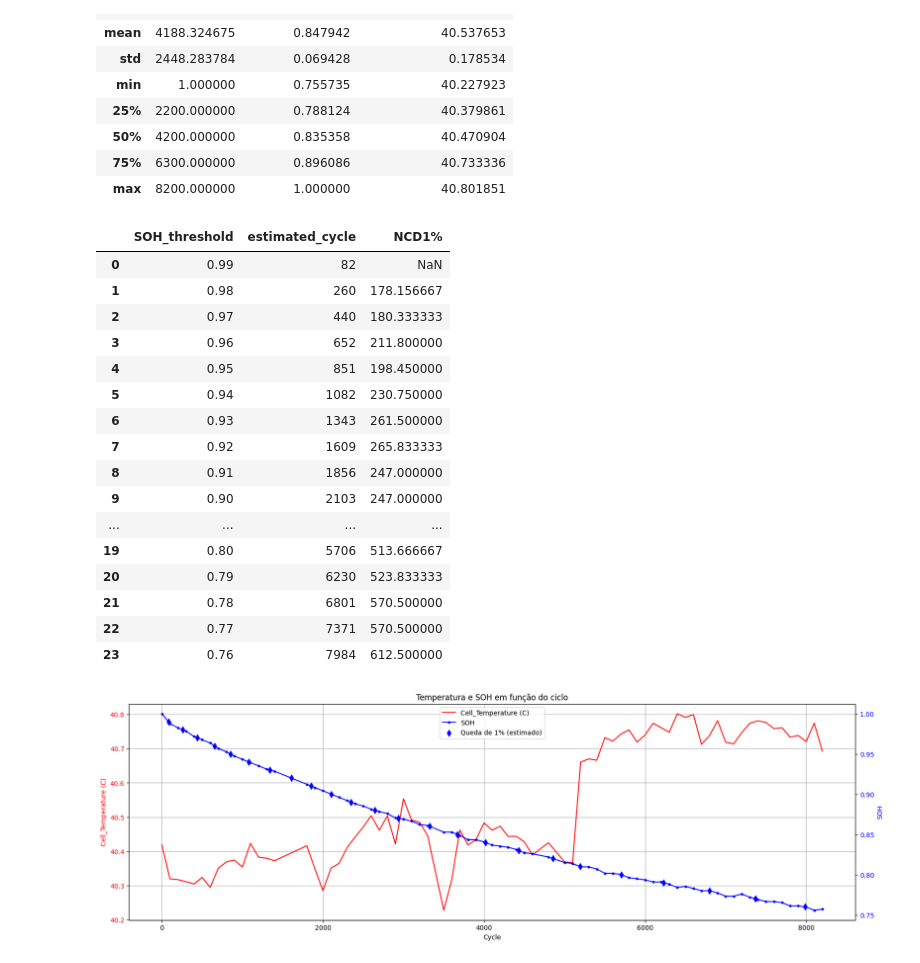
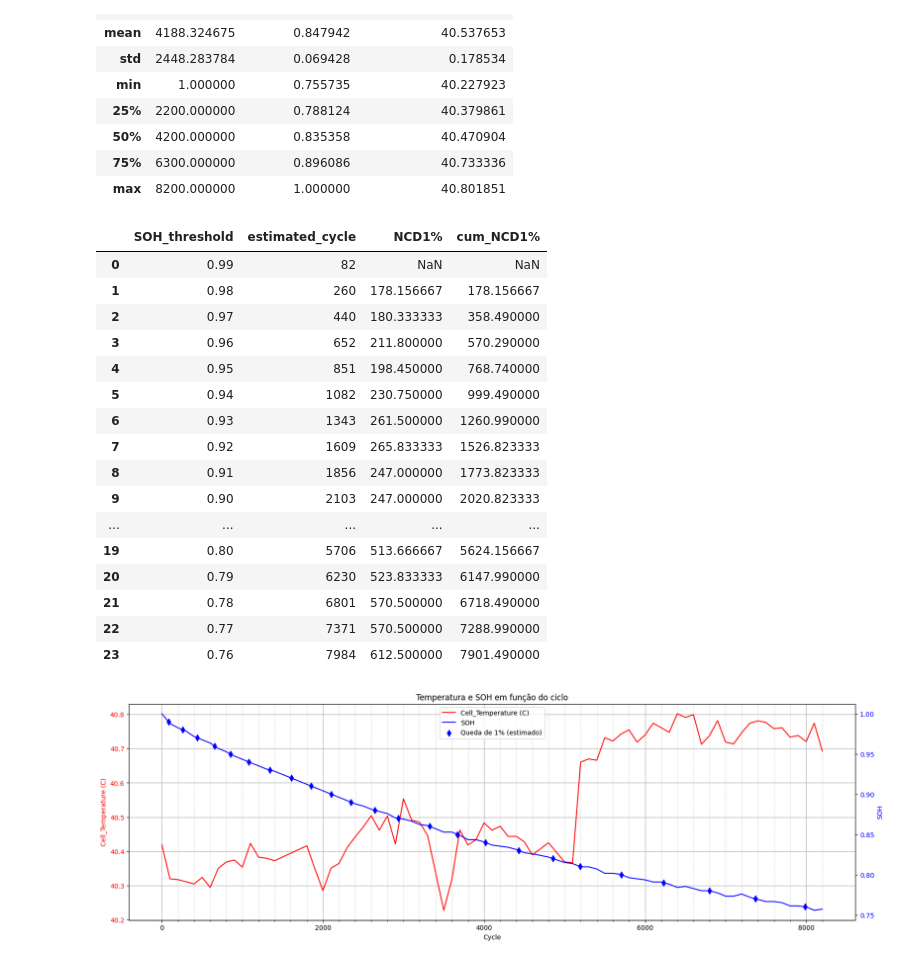
Before and after one commit to Davi-SB/Battery-Analysis, a Jupyter notebook: SOH_vs_Temperature.ipynb, the cells around one changed output. Cells and saved outputs as stored; diff of their text form; code cells hidden in the pictures.

```diff
--- a/SOH_vs_Temperature.ipynb
+++ b/SOH_vs_Temperature.ipynb
@@ -201,29 +202,32 @@ df_estimates = pd.DataFrame({
 # Number of cycles drop (1%)
 df_estimates['NCD1%'] = df_estimates['estimated_cycle'].diff()
 
+# Calcula a soma acumulada de NCD1%
+df_estimates["cum_NCD1%"] = df_estimates["NCD1%"].cumsum()
+
 # Cast
 df_estimates['estimated_cycle'] = df_estimates['estimated_cycle'].astype(int)
 df_estimates['SOH_threshold'] = df_estimates['SOH_threshold'].astype(float).round(2)
 
 display(df_estimates)
 # %% [output]
-|  | SOH_threshold | estimated_cycle | NCD1% |
-| 0 | 0.99 | 82 | NaN |
-| 1 | 0.98 | 260 | 178.156667 |
-| 2 | 0.97 | 440 | 180.333333 |
-| 3 | 0.96 | 652 | 211.800000 |
-| 4 | 0.95 | 851 | 198.450000 |
-| 5 | 0.94 | 1082 | 230.750000 |
-| 6 | 0.93 | 1343 | 261.500000 |
-| 7 | 0.92 | 1609 | 265.833333 |
-| 8 | 0.91 | 1856 | 247.000000 |
-| 9 | 0.90 | 2103 | 247.000000 |
-| ... | ... | ... | ... |
-| 19 | 0.80 | 5706 | 513.666667 |
-| 20 | 0.79 | 6230 | 523.833333 |
-| 21 | 0.78 | 6801 | 570.500000 |
-| 22 | 0.77 | 7371 | 570.500000 |
-| 23 | 0.76 | 7984 | 612.500000 |
+|  | SOH_threshold | estimated_cycle | NCD1% | cum_NCD1% |
+| 0 | 0.99 | 82 | NaN | NaN |
+| 1 | 0.98 | 260 | 178.156667 | 178.156667 |
+| 2 | 0.97 | 440 | 180.333333 | 358.490000 |
+| 3 | 0.96 | 652 | 211.800000 | 570.290000 |
+| 4 | 0.95 | 851 | 198.450000 | 768.740000 |
+| 5 | 0.94 | 1082 | 230.750000 | 999.490000 |
+| 6 | 0.93 | 1343 | 261.500000 | 1260.990000 |
+| 7 | 0.92 | 1609 | 265.833333 | 1526.823333 |
+| 8 | 0.91 | 1856 | 247.000000 | 1773.823333 |
+| 9 | 0.90 | 2103 | 247.000000 | 2020.823333 |
+| ... | ... | ... | ... | ... |
+| 19 | 0.80 | 5706 | 513.666667 | 5624.156667 |
+| 20 | 0.79 | 6230 | 523.833333 | 6147.990000 |
+| 21 | 0.78 | 6801 | 570.500000 | 6718.490000 |
+| 22 | 0.77 | 7371 | 570.500000 | 7288.990000 |
+| 23 | 0.76 | 7984 | 612.500000 | 7901.490000 |
 # %%
 fig, ax1 = plt.subplots(figsize=(20,6))
 
@@ -237,36 +241,48 @@ ax1.plot(
 ax1.set_xlabel("Cycle")
 ax1.set_ylabel("Cell_Temperature (C)", color='red')
 ax1.tick_params(axis='y', labelcolor='red')
-ax1.grid(True)
+
+# Major ticks: 1, 2000, 4000, ...
+xmin = df_grouped["Cycle_Index"].min()
+xmax = df_grouped["Cycle_Index"].max()
+major_ticks = np.arange(0, xmax+1, 2000)
+ax1.set_xticks(major_ticks)
+
+# Minor ticks: a cada 200 unidades
+minor_ticks = np.arange(0, xmax+1, 200)
+ax1.set_xticks(minor_ticks, minor=True)
+
+# Grid apenas nos minor ticks
+ax1.grid(which='minor', linestyle='--', linewidth=0.5, alpha=0.7)
+ax1.grid(which='major', linestyle='-', linewidth=1, alpha=0.9)
 
 # Eixo SOH
 ax2 = ax1.twinx()
 ax2.plot(
     df_grouped["Cycle_Index"],
     df_grouped["SOH_discharge"],
     label="SOH",
-    color='blue',
-    marker='.'
+    color='blue'
 )
 ax2.set_ylabel("SOH", color='blue')
 ax2.tick_params(axis='y', labelcolor='blue')
 
 ax2.scatter(
     df_estimates["estimated_cycle"],
     df_estimates["SOH_threshold"],
     color='blue',
     marker='d',
     s=50,
     label="Queda de 1% (estimado)"
 )
 
 plt.title("Temperatura e SOH em função do ciclo")
 
 # Combina as legendas dos dois eixos
 lines_1, labels_1 = ax1.get_legend_handles_labels()
 lines_2, labels_2 = ax2.get_legend_handles_labels()
 ax1.legend(lines_1 + lines_2, labels_1 + labels_2, loc='upper center')
 
 plt.show()
 # %% [output]
-[figure, old version]
+[figure, new version]
```
Also changed, not shown: parts of 8 cells of this notebook.
